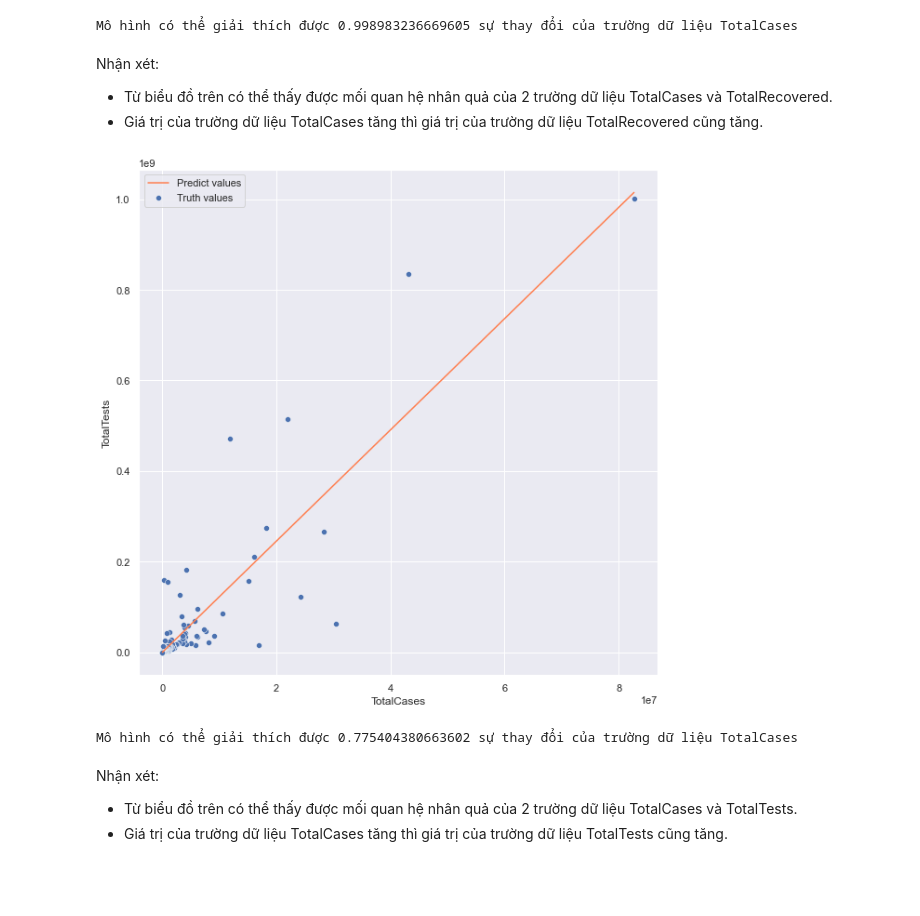
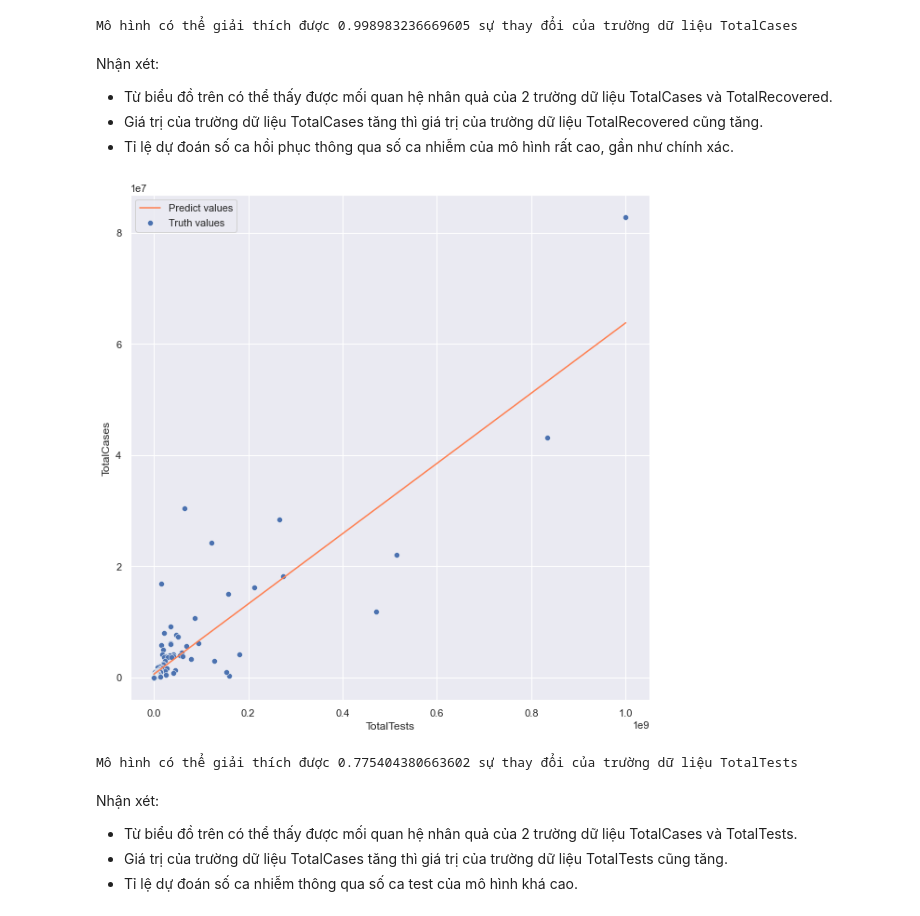
Before and after one commit to Nanashi0it/Lab01_DataRelationship, a Jupyter notebook: Analysis_Visualization.ipynb, the cells around one changed output. Drawn from its saved outputs; the diff is of its cells as text; code cells hidden in the pictures; blank space fills up the shorter version.

Commit message:
Analyze and Visualize finished

```diff
--- a/Analysis_Visualization.ipynb
+++ b/Analysis_Visualization.ipynb
@@ -209,12 +213,14 @@ Mô hình có thể giải thích được 0.998983236669605 sự thay đổi c
 Nhận xét:
 - Từ biểu đồ trên có thể thấy được mối quan hệ nhân quả của 2 trường dữ liệu TotalCases và TotalRecovered.
 - Giá trị của trường dữ liệu TotalCases tăng thì giá trị của trường dữ liệu TotalRecovered cũng tăng.
+- Tỉ lệ dự đoán số ca hồi phục thông qua số ca nhiễm của mô hình rất cao, gần như chính xác.
 # %%
-linear_regression('TotalCases', 'TotalTests', analysis_df)
+linear_regression('TotalTests', 'TotalCases', analysis_df)
 # %% [output]
-[figure, old version]
+[figure, new version]
-Mô hình có thể giải thích được 0.775404380663602 sự thay đổi của trường dữ liệu TotalCases
+Mô hình có thể giải thích được 0.775404380663602 sự thay đổi của trường dữ liệu TotalTests
 # %% [markdown]
 Nhận xét:
 - Từ biểu đồ trên có thể thấy được mối quan hệ nhân quả của 2 trường dữ liệu TotalCases và TotalTests.
 - Giá trị của trường dữ liệu TotalCases tăng thì giá trị của trường dữ liệu TotalTests cũng tăng.
+- Tỉ lệ dự đoán số ca nhiễm thông qua số ca test của mô hình khá cao.
```
Also changed, not shown: parts of 4 cells of this notebook.
